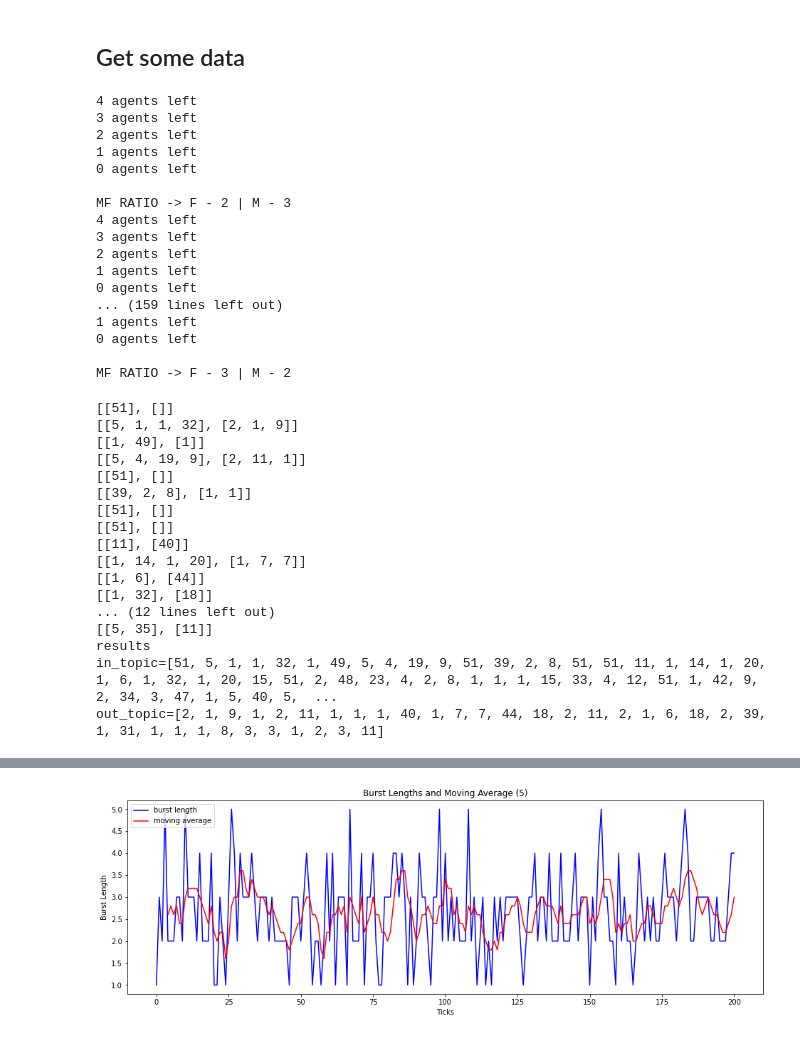
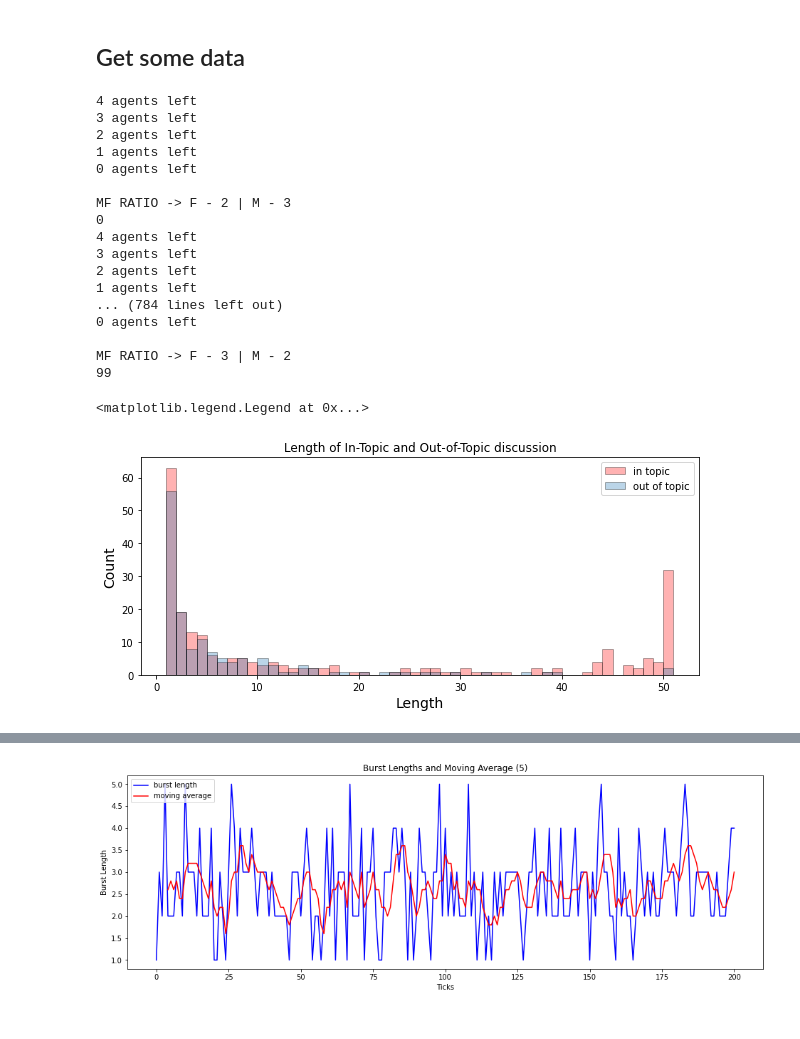
Before and after one commit to DEISI-ULHT-TFC-2021-22/TFC-DEISI258-Modelamento-multi-agente-de-intera-es-em-grupos-sociais, a Jupyter notebook: pynetlogo_ku.ipynb, the cells around one changed output, grey strips where cells are left out. Drawn from its saved outputs; the diff is of its cells as text; code cells hidden in the pictures.

Commit message:
plot topic divergence + burst length moving avg

```diff
--- a/pynetlogo_ku.ipynb
+++ b/pynetlogo_ku.ipynb
@@ -90,7 +90,7 @@ netlogo.command("set female_prob_exploit 0.38")
 netlogo.command("set male_prob_exploit 0.38")
 netlogo.command('set Method "Attention Norm - General"')
 
-simulation_times = 25
+simulation_times = 100
 iterations = 50
 
 simulation_reports = []
@@ -99,7 +99,7 @@ for _ in range(simulation_times):
     netlogo.command("setup")
     topic_divergence = netlogo.repeat_report(["compat_ratio"], iterations)
     simulation_reports.append(topic_divergence)
-
+    print(_)
 
 # TODO histograma distrib. tamanhos bloco in/out topic
 # https://i.stack.imgur.com/ATCHO.png
@@ -112,16 +112,16 @@ for _ in range(simulation_times):
 0 agents left
 
 MF RATIO -> F - 2 | M - 3
+0
 4 agents left
 3 agents left
 2 agents left
 1 agents left
-0 agents left
-... (159 lines left out)
-1 agents left
+... (784 lines left out)
 0 agents left
 
 MF RATIO -> F - 3 | M - 2
+99
 # %%
 # gets messages, returns in/out of topic lengths
 # [1, 0, 0, 0, 1, 1] -> [[3], [1, 2]]
@@ -144,29 +143,29 @@ def split_topics(messages):
 # %%
 in_topic = []
 out_topic = []
 
 for x in simulation_reports:
    # print(x.to_string())
    in_, out_ = split_topics(x["compat_ratio"].astype(int))
    in_topic += in_
    out_topic += out_
 
-print(f"results\n{in_topic=}\n{out_topic=} ")
+# print(f"results\n{in_topic=}\n{out_topic=} ")
+
+plt.figure(figsize=(10,4))
+
+common_params = {
+   "bins" : range(min(in_topic), max(in_topic) + 1, 1),
+   "edgecolor" : "black",
+   "alpha" : 0.3
+}
+
+plt.hist(in_topic, label="in topic", color="red", **common_params)
+plt.hist(out_topic, label="out of topic", **common_params)
+plt.xlabel("Length", size=14)
+plt.ylabel("Count", size=14)
+plt.title("Length of In-Topic and Out-of-Topic discussion")
+plt.legend(loc='upper right')
 # %% [output]
-[[51], []]
-[[5, 1, 1, 32], [2, 1, 9]]
-[[1, 49], [1]]
-[[5, 4, 19, 9], [2, 11, 1]]
-[[51], []]
-[[39, 2, 8], [1, 1]]
-[[51], []]
-[[51], []]
-[[11], [40]]
-[[1, 14, 1, 20], [1, 7, 7]]
-[[1, 6], [44]]
-[[1, 32], [18]]
-... (12 lines left out)
-[[5, 35], [11]]
-results
-in_topic=[51, 5, 1, 1, 32, 1, 49, 5, 4, 19, 9, 51, 39, 2, 8, 51, 51, 11, 1, 14, 1, 20, 1, 6, 1, 32, 1, 20, 15, 51, 2, 48, 23, 4, 2, 8, 1, 1, 1, 15, 33, 4, 12, 51, 1, 42, 9, 2, 34, 3, 47, 1, 5, 40, 5,  ...
-out_topic=[2, 1, 9, 1, 2, 11, 1, 1, 1, 40, 1, 7, 7, 44, 18, 2, 11, 2, 1, 6, 18, 2, 39, 1, 31, 1, 1, 1, 8, 3, 3, 1, 2, 3, 11]
+<matplotlib.legend.Legend at 0x...>
+[figure, added]
```
Also changed, not shown: parts of 3 cells of this notebook.
